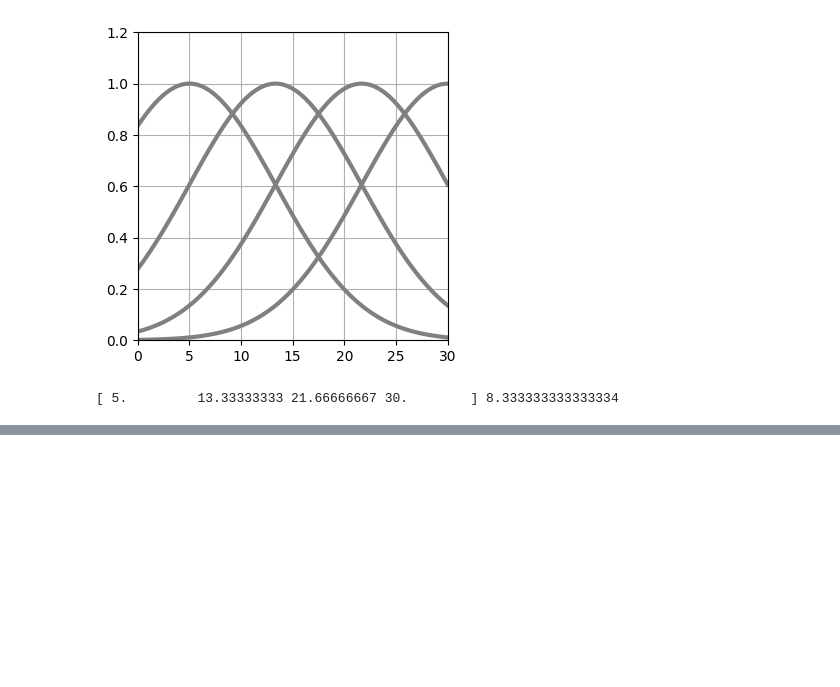
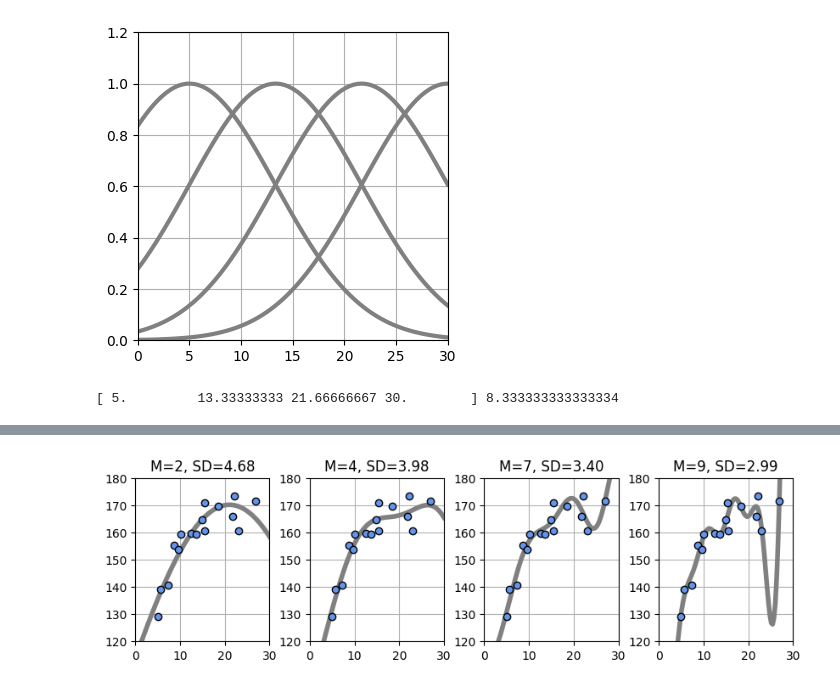
Before and after one commit to mijumaru-0625/Python, a Jupyter notebook: 5.4線形既定関数モデル.ipynb, the cells around one changed output, grey strips where cells are left out. Cells and saved outputs as stored; diff of their text form; code cells hidden in the pictures; blank space fills up the shorter version.

```diff
--- a/5.4線形既定関数モデル.ipynb
+++ b/5.4線形既定関数モデル.ipynb
@@ -55,0 +71,7 @@ print(mu, s)
+# %%
+# リスト 5-3-(5)
+# 線形基底関数モデルの平均二乗誤差（MSE）-----
+def mse_gauss_func(x, t, w):
+    y = gauss_func(w, x)
+    mes = np.mean((y - t) ** 2)
+    return mes
@@ -55,0 +123,23 @@ print(mu, s)
+# %%
+# リスト 5-3-(8)
+M = [2, 4, 7, 9]     # 調べる M の値
+plt.figure(figsize=(10, 2.5))
+plt.subplots_adjust(wspace=0.3)
+for i in range(len(M)):
+    plt.subplot(1, len(M), i + 1)
+    w = fit_gauss_func(X, T, M[i])  # w を計算
+    mse = mse_gauss_func(X, T, w)   # MSE を計算
+    # グラフ描画
+    show_gauss_func(w)    # 線形基底関数
+    plt.plot(             # データ点
+        X, T, "cornflowerblue",
+        marker="o", linestyle="None", markeredgecolor="black",
+    )
+    plt.title(f"M={M[i]:d}, SD={np.sqrt(mse):.2f}")
+    plt.xlim(X_min, X_max)
+    plt.ylim(120, 180)
+    plt.grid()
+
+plt.show()
+# %% [output]
+[figure, added]
```
Also changed, not shown: parts of 11 cells of this notebook, 2 other files.
